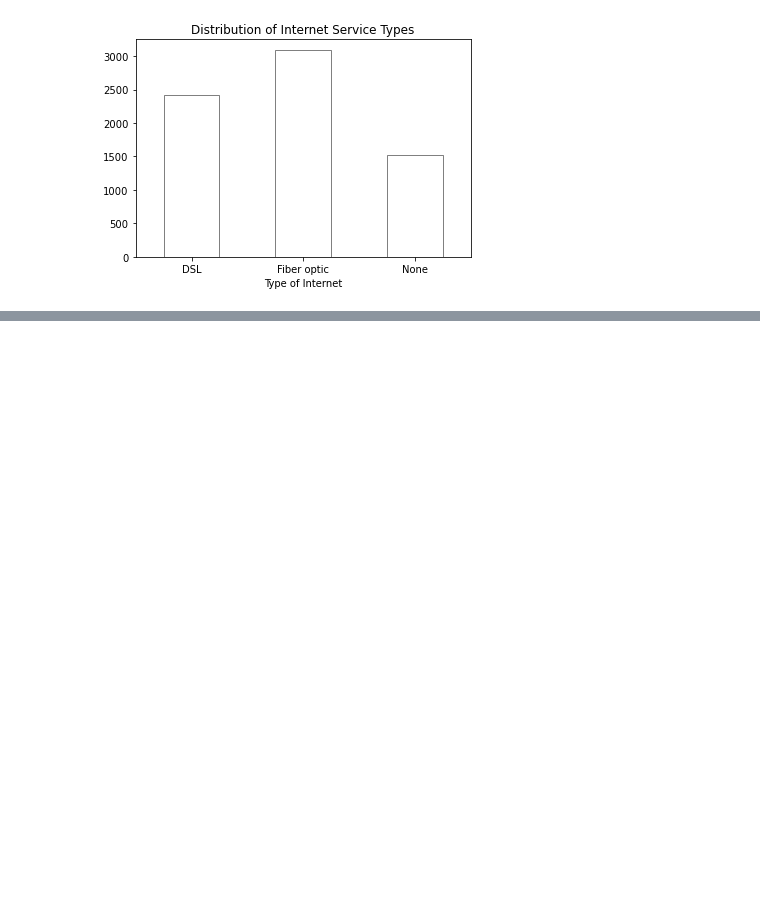
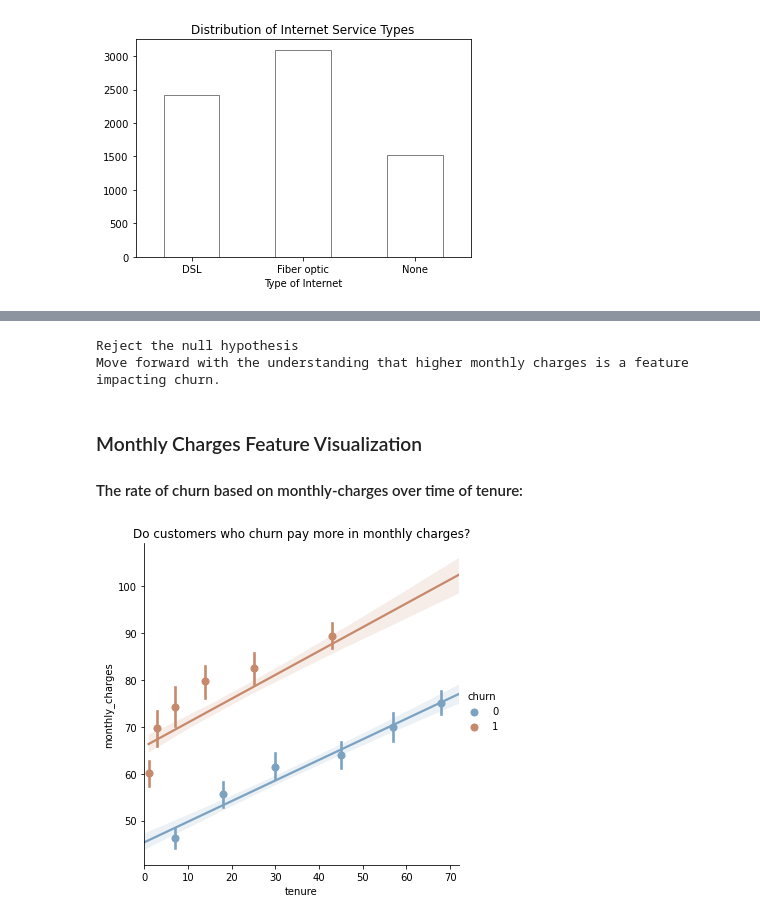
Before and after one commit to joann-balraj/telco-churn-project, a Jupyter notebook: Telco_Churn_Report.ipynb, the cells around one changed output, grey strips where cells are left out. Drawn from its saved outputs; the diff is of its cells as text; code cells hidden in the pictures; blank space fills up the shorter version.

```diff
--- a/Telco_Churn_Report.ipynb
+++ b/Telco_Churn_Report.ipynb
@@ -205,0 +356,30 @@ plt.show()
+# %%
+#Set confidence interval and alpha for t-test
+confidence_int = .95
+a = 1 - confidence_int
+
+x1 = train[train.churn == 0].monthly_charges
+x2 = train[train.churn == 1].monthly_charges
+
+#Run t-test
+stats.ttest_ind(x1, x2)
+
+#Evaluate against the null hypothesis
+if p < a:
+    print("Reject the null hypothesis")
+    print("Move forward with the understanding that higher monthly charges is a feature impacting churn.")
+else:
+    print("Fail to reject the null hypothesis")
+# %% [output]
+Reject the null hypothesis
+Move forward with the understanding that higher monthly charges is a feature impacting churn.
+# %% [markdown]
+### Monthly Charges Feature Visualization
+#### The rate of churn based on monthly-charges over time of tenure:
+# %%
+#Visualize the relatinship between monthly charges and churn at stages of customer tenure
+sns.lmplot(data=train, x='tenure', y='monthly_charges', hue = 'churn', x_bins=6, x_estimator=np.mean, palette="twilight_shifted")
+plt.title("Do customers who churn pay more in monthly charges?")
+plt.show()
+# %% [output]
+[figure, added]
```
Also changed, not shown: parts of 40 cells of this notebook, 1 other file.
